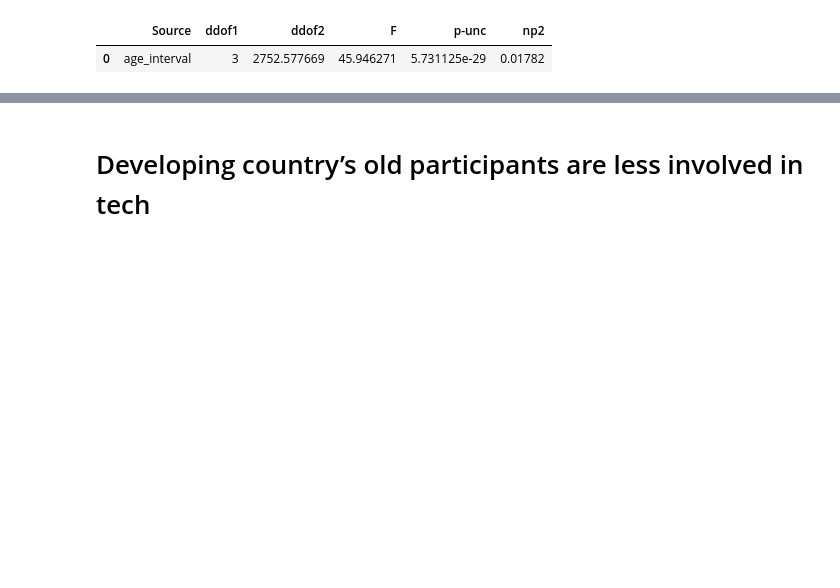
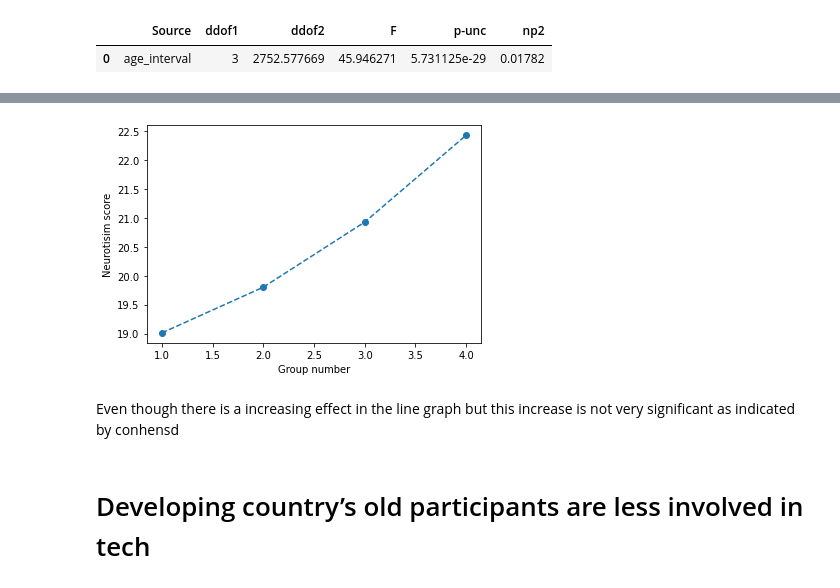
Before and after one commit to bhoomeendra/BRSM, a Jupyter notebook: Project.ipynb, the cells around one changed output, grey strips where cells are left out. Drawn from its saved outputs; the diff is of its cells as text; code cells hidden in the pictures; blank space fills up the shorter version.

```diff
--- a/Project.ipynb
+++ b/Project.ipynb
@@ -471,13 +443,16 @@ developed_all.head()
 | 18 | 3 | 22 | 1 | 1 | 1 | 4 | US | 18 | 22 | 28 | 20 | ... |
 # %%
 p_vals = []
+cI_openess = [0,0]
 for i in range(300):
     developed = developed_all.sample(n=700)
-    agreble = pg.ttest(underDeveloped['A'],developed['A'])
-    openess = pg.ttest(underDeveloped['O'],developed['O'])
-    extroversion = pg.ttest(underDeveloped['E'],developed['E'])
-    neurotism = pg.ttest(underDeveloped['N'],developed['N'])
-    con = pg.ttest(underDeveloped['C'],developed['C'])
+    agreble = pg.ttest(developing_male['A'],developed_all_male['A'])
+    openess = pg.ttest(developing_male['O'],developed_all_male['O'])
+    cI_openess[0] += openess['CI95%'][0][0]
+    cI_openess[1] += openess['CI95%'][0][1]
+    extroversion = pg.ttest(developing_male['E'],developed_all_male['E'])
+    neurotism = pg.ttest(developing_male['N'],developed_all_male['N'])
+    con = pg.ttest(developing_male['C'],developed['C'])
     p_vals.append([agreble[agreble.columns[3]][0], openess[openess.columns[3]][0], extroversion[extroversion.columns[3]][0], neurotism[neurotism.columns[3]][0],con[con.columns[3]][0]])
 p_values =  np.median(np.array(p_vals),axis=0)
 p_values
@@ -653,8 +730,11 @@ data_p = pd.DataFrame({'category':array[:,0] , 'value':array[:,1]})
 data_p['value'] = data_p['value'].astype('int')
 # %%
 p_vals = []
+cI_agreble = [0,0]
 for i in range(1):
     agreble = pg.ttest(developed_female['A'],developed_male['A'])
+    cI_agreble[0] += agreble['CI95%'][0][0]
+    cI_agreble[1] += agreble['CI95%'][0][1]
     openess = pg.ttest(developed_female['O'],developed_male['O'])
     extroversion = pg.ttest(developed_female['E'],developed_male['E'])
     neurotism = pg.ttest(developed_female['N'],developed_male['N'])
@@ -717,12 +810,15 @@ research_personality_score.head()
 | 4 | 4/3/2022 1:29:10 | CSE | MS | 24 | 0 | 1 | 30 | 20 | 21 | ... |
 # %%
 p_vals = []
-for i in range(500):
+cI_neuro = [0,0]
+for i in range(5000):
     sample_india = india_data.sample(n=30)
     agreble = pg.ttest(research_personality_score['A'],india_data['A'])
     openess = pg.ttest(research_personality_score['O'],india_data['O'])
     extroversion = pg.ttest(research_personality_score['E'],india_data['E'])
     neurotism = pg.ttest(research_personality_score['N'],india_data['N'])
+    cI_neuro[0] += neurotism['CI95%'][0][0]
+    cI_neuro[1] += neurotism['CI95%'][0][1]
     con = pg.ttest(research_personality_score['C'],india_data['C'])
     p_vals.append([agreble[agreble.columns[3]][0], openess[openess.columns[3]][0], extroversion[extroversion.columns[3]][0], neurotism[neurotism.columns[3]][0],con[con.columns[3]][0]])
 p_values =  np.median(np.array(p_vals),axis=0)
@@ -842,4 +983,20 @@ group1 group2 meandiff p-adj  lower  upper  reject
 --------------------------------------------------
+# %%
+group0 = age_Neuro[age_Neuro['age_interval']==0]['Neuro_score'].mean()
+group1 = age_Neuro[age_Neuro['age_interval']==1]['Neuro_score'].mean()
+group2 = age_Neuro[age_Neuro['age_interval']==2]['Neuro_score'].mean()
+group3 = age_Neuro[age_Neuro['age_interval']==3]['Neuro_score'].mean()
+# %%
+x = [1,2,3,4]
+y = [group0,group1,group2,group3]
+plt.plot(x,y,'o--')
+plt.xlabel("Group number")
+plt.ylabel("Neurotisim score")
+plt.savefig('line.jpeg')
+# %% [output]
+[figure, added]
+# %% [markdown]
+Even though there is a increasing effect in the line graph but this increase is not very significant as indicated by conhensd
 # %% [markdown]
 # Developing country’s old participants are less involved in tech
 # %%
```
Also changed, not shown: parts of 63 cells of this notebook, 19 other files.
